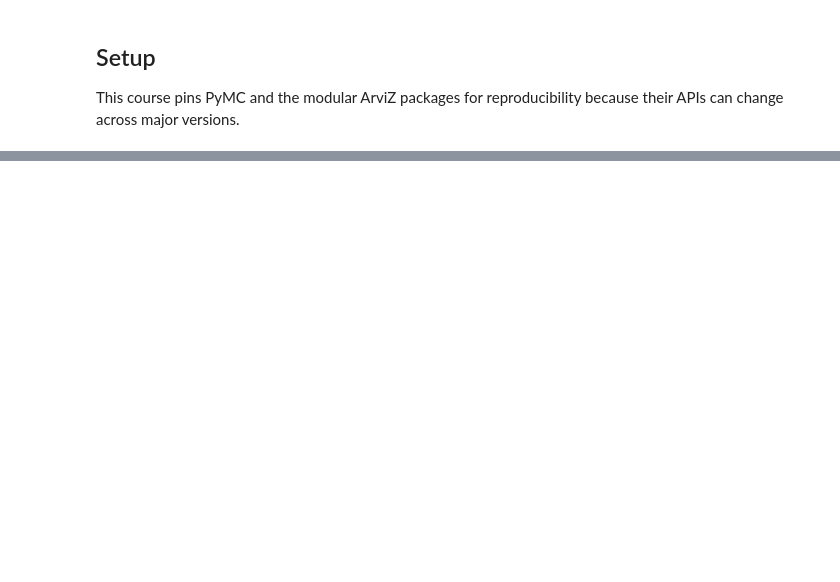
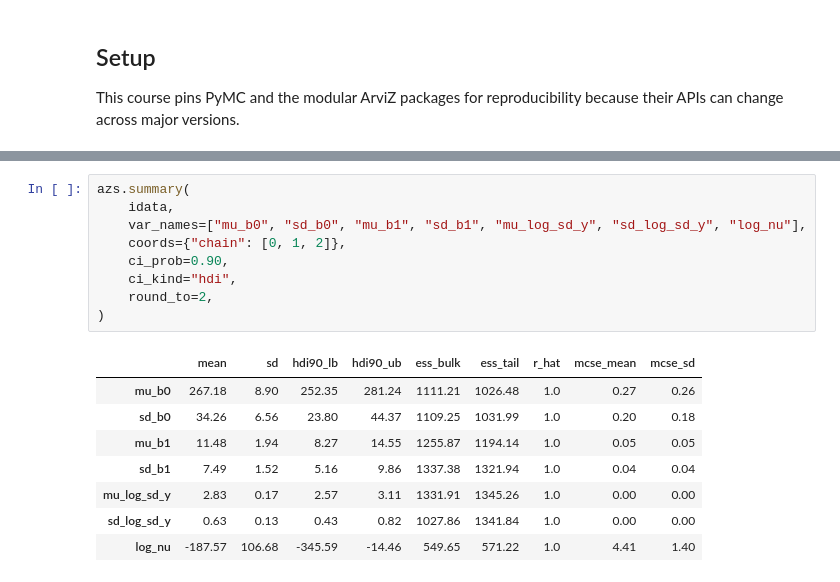
Before and after one commit to opherdonchin/BayesShortCourse, a Jupyter notebook: sleep/solved/11_exgaussian_flat_priors.ipynb, the cells around one changed output, grey strips where cells are left out. Drawn from its saved outputs; the diff is of its cells as text; blank space fills up the shorter version.

```diff
--- a/sleep/solved/11_exgaussian_flat_priors.ipynb
+++ b/sleep/solved/11_exgaussian_flat_priors.ipynb
@@ -309,0 +405,18 @@ The fit produced 2033 divergences out of 4000 draws, R-hat up to 1.01, and bulk
+# %%
+azs.summary(
+    idata,
+    var_names=["mu_b0", "sd_b0", "mu_b1", "sd_b1", "mu_log_sd_y", "sd_log_sd_y", "log_nu"],
+    coords={"chain": [0, 1, 2]},
+    ci_prob=0.90,
+    ci_kind="hdi",
+    round_to=2,
+)
+# %% [output]
+|  | mean | sd | hdi90_lb | hdi90_ub | ess_bulk | ess_tail | r_hat | mcse_mean | mcse_sd |
+| mu_b0 | 267.18 | 8.90 | 252.35 | 281.24 | 1111.21 | 1026.48 | 1.0 | 0.27 | 0.26 |
+| sd_b0 | 34.26 | 6.56 | 23.80 | 44.37 | 1109.25 | 1031.99 | 1.0 | 0.20 | 0.18 |
+| mu_b1 | 11.48 | 1.94 | 8.27 | 14.55 | 1255.87 | 1194.14 | 1.0 | 0.05 | 0.05 |
+| sd_b1 | 7.49 | 1.52 | 5.16 | 9.86 | 1337.38 | 1321.94 | 1.0 | 0.04 | 0.04 |
+| mu_log_sd_y | 2.83 | 0.17 | 2.57 | 3.11 | 1331.91 | 1345.26 | 1.0 | 0.00 | 0.00 |
+| sd_log_sd_y | 0.63 | 0.13 | 0.43 | 0.82 | 1027.86 | 1341.84 | 1.0 | 0.00 | 0.00 |
+| log_nu | -187.57 | 106.68 | -345.59 | -14.46 | 549.65 | 571.22 | 1.0 | 4.41 | 1.40 |
```
Also changed, not shown: parts of 71 cells of this notebook, 3 other files.
